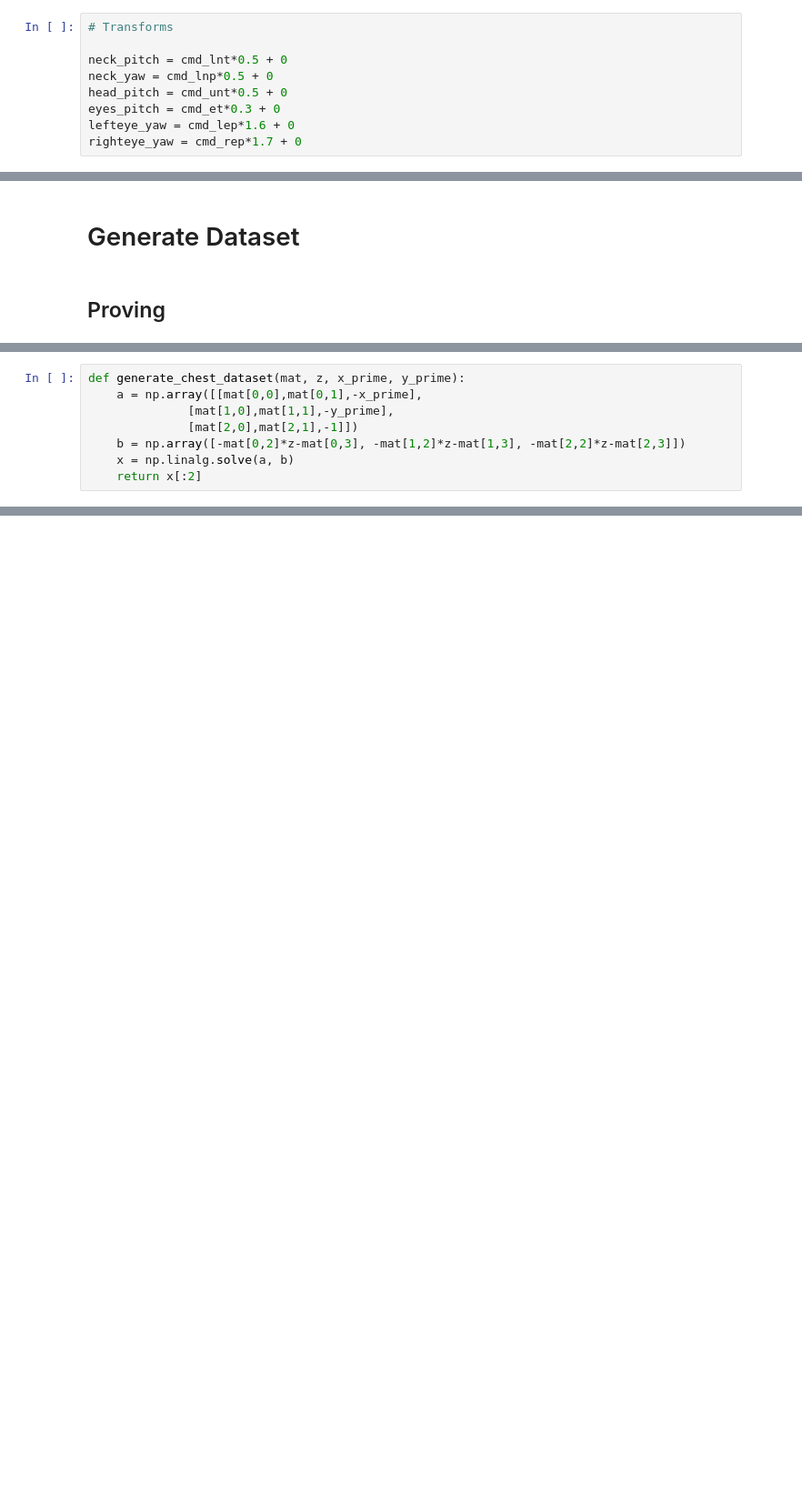
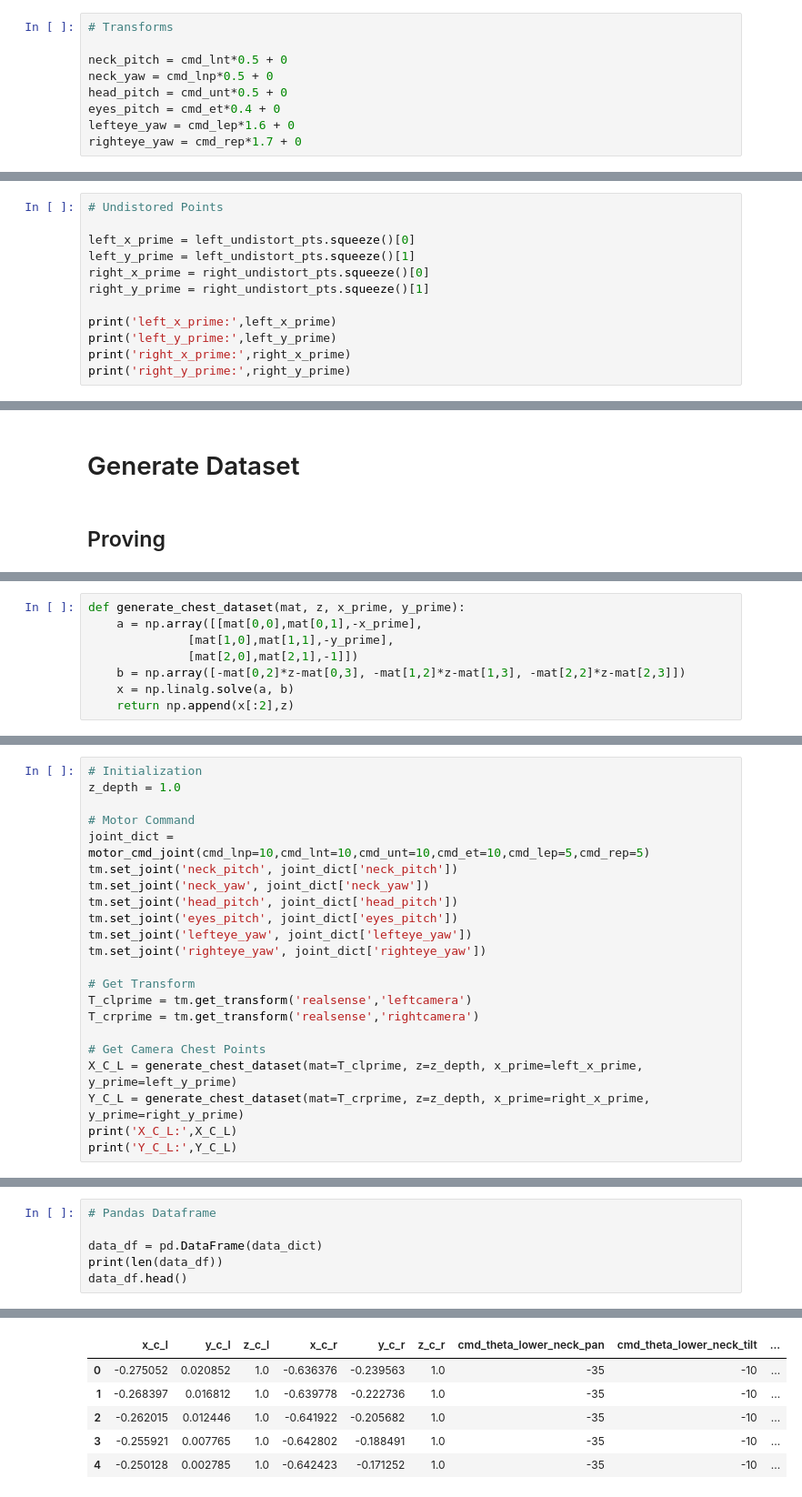
Before and after one commit to jpmnieles/grace_dl, a Jupyter notebook: notebooks/240916_Robot_Simulation_Model.ipynb, the cells around one changed output, grey strips where cells are left out. Shown at 91% size. Drawn from its saved outputs; the diff is of its cells as text; blank space fills up the shorter version.

Commit message:
Added dataset generation in robot sim model
Signed-off-by: jpmnieles <jpmnieles@connect.ust.hk>

```diff
--- a/notebooks/240916_Robot_Simulation_Model.ipynb
+++ b/notebooks/240916_Robot_Simulation_Model.ipynb
@@ -115,7 +116,7 @@ cmd_rep = math.radians(5)
 neck_pitch = cmd_lnt*0.5 + 0
 neck_yaw = cmd_lnp*0.5 + 0
 head_pitch = cmd_unt*0.5 + 0
-eyes_pitch = cmd_et*0.3 + 0
+eyes_pitch = cmd_et*0.4 + 0
 lefteye_yaw = cmd_lep*1.6 + 0
 righteye_yaw = cmd_rep*1.7 + 0
 # %%
@@ -170,3 +210,15 @@ print('right_undistort_pts:', right_undistort_pts)  # For Y, Downwards is + beca
 # %% [output]
 left_undistort_pts: [[[0.19142607 0.03459041]]]
 right_undistort_pts: [[[-0.2600561   0.05559228]]]
+# %%
+# Undistored Points
+
+left_x_prime = left_undistort_pts.squeeze()[0]
+left_y_prime = left_undistort_pts.squeeze()[1]
+right_x_prime = right_undistort_pts.squeeze()[0]
+right_y_prime = right_undistort_pts.squeeze()[1]
+
+print('left_x_prime:',left_x_prime)
+print('left_y_prime:',left_y_prime)
+print('right_x_prime:',right_x_prime)
+print('right_y_prime:',right_y_prime)
@@ -275,7 +332,7 @@ def generate_chest_dataset(mat, z, x_prime, y_prime):
               [mat[2,0],mat[2,1],-1]])
     b = np.array([-mat[0,2]*z-mat[0,3], -mat[1,2]*z-mat[1,3], -mat[2,2]*z-mat[2,3]])
     x = np.linalg.solve(a, b)
-    return x[:2]
+    return np.append(x[:2],z)
 # %%
 # Testing the Function
 generate_chest_dataset(mat=mat, z=in_pts[2,0], x_prime=out_pts[0,0]/out_pts[2,0], y_prime=out_pts[1,0]/out_pts[2,0])
@@ -283,0 +343,22 @@ array([0.5, 0.8])
+# %%
+# Initialization
+z_depth = 1.0
+
+# Motor Command
+joint_dict = motor_cmd_joint(cmd_lnp=10,cmd_lnt=10,cmd_unt=10,cmd_et=10,cmd_lep=5,cmd_rep=5)
+tm.set_joint('neck_pitch', joint_dict['neck_pitch'])
+tm.set_joint('neck_yaw', joint_dict['neck_yaw'])
+tm.set_joint('head_pitch', joint_dict['head_pitch'])
+tm.set_joint('eyes_pitch', joint_dict['eyes_pitch'])
+tm.set_joint('lefteye_yaw', joint_dict['lefteye_yaw'])
+tm.set_joint('righteye_yaw', joint_dict['righteye_yaw'])
+
+# Get Transform
+T_clprime = tm.get_transform('realsense','leftcamera')
+T_crprime = tm.get_transform('realsense','rightcamera')
+
+# Get Camera Chest Points
+X_C_L = generate_chest_dataset(mat=T_clprime, z=z_depth, x_prime=left_x_prime, y_prime=left_y_prime)
+Y_C_L = generate_chest_dataset(mat=T_crprime, z=z_depth, x_prime=right_x_prime, y_prime=right_y_prime)
+print('X_C_L:',X_C_L)
+print('Y_C_L:',Y_C_L)
@@ -283,0 +490,7 @@ array([0.5, 0.8])
+# %%
+# Pandas Dataframe
+
+data_df = pd.DataFrame(data_dict)
+print(len(data_df))
+data_df.head()
+# %% [output]
@@ -283,0 +498,6 @@ array([0.5, 0.8])
+|  | x_c_l | y_c_l | z_c_l | x_c_r | y_c_r | z_c_r | cmd_theta_lower_neck_pan | cmd_theta_lower_neck_tilt | ... |
+| 0 | -0.275052 | 0.020852 | 1.0 | -0.636376 | -0.239563 | 1.0 | -35 | -10 | ... |
+| 1 | -0.268397 | 0.016812 | 1.0 | -0.639778 | -0.222736 | 1.0 | -35 | -10 | ... |
+| 2 | -0.262015 | 0.012446 | 1.0 | -0.641922 | -0.205682 | 1.0 | -35 | -10 | ... |
+| 3 | -0.255921 | 0.007765 | 1.0 | -0.642802 | -0.188491 | 1.0 | -35 | -10 | ... |
+| 4 | -0.250128 | 0.002785 | 1.0 | -0.642423 | -0.171252 | 1.0 | -35 | -10 | ... |
```
Also changed, not shown: parts of 16 cells of this notebook.
